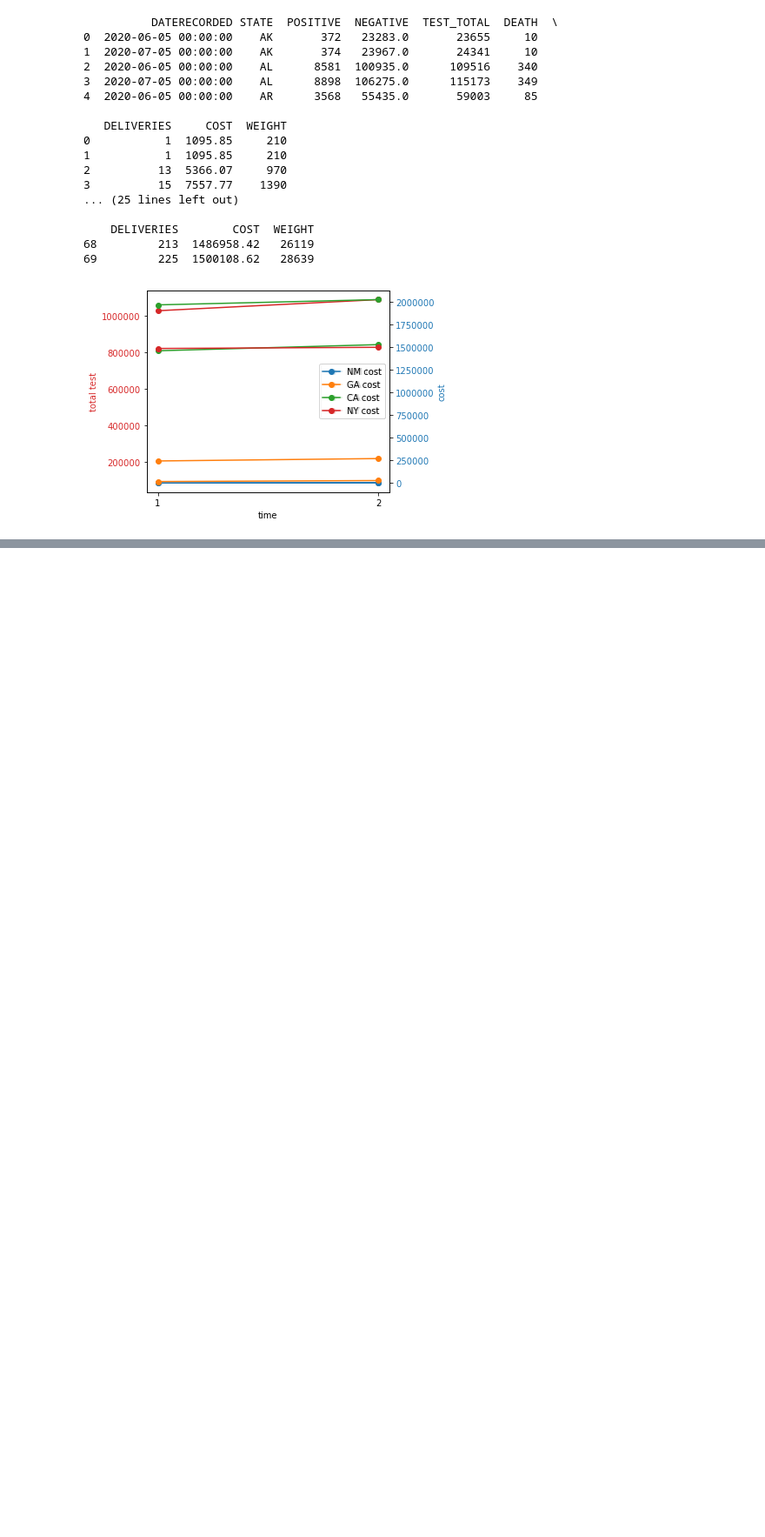
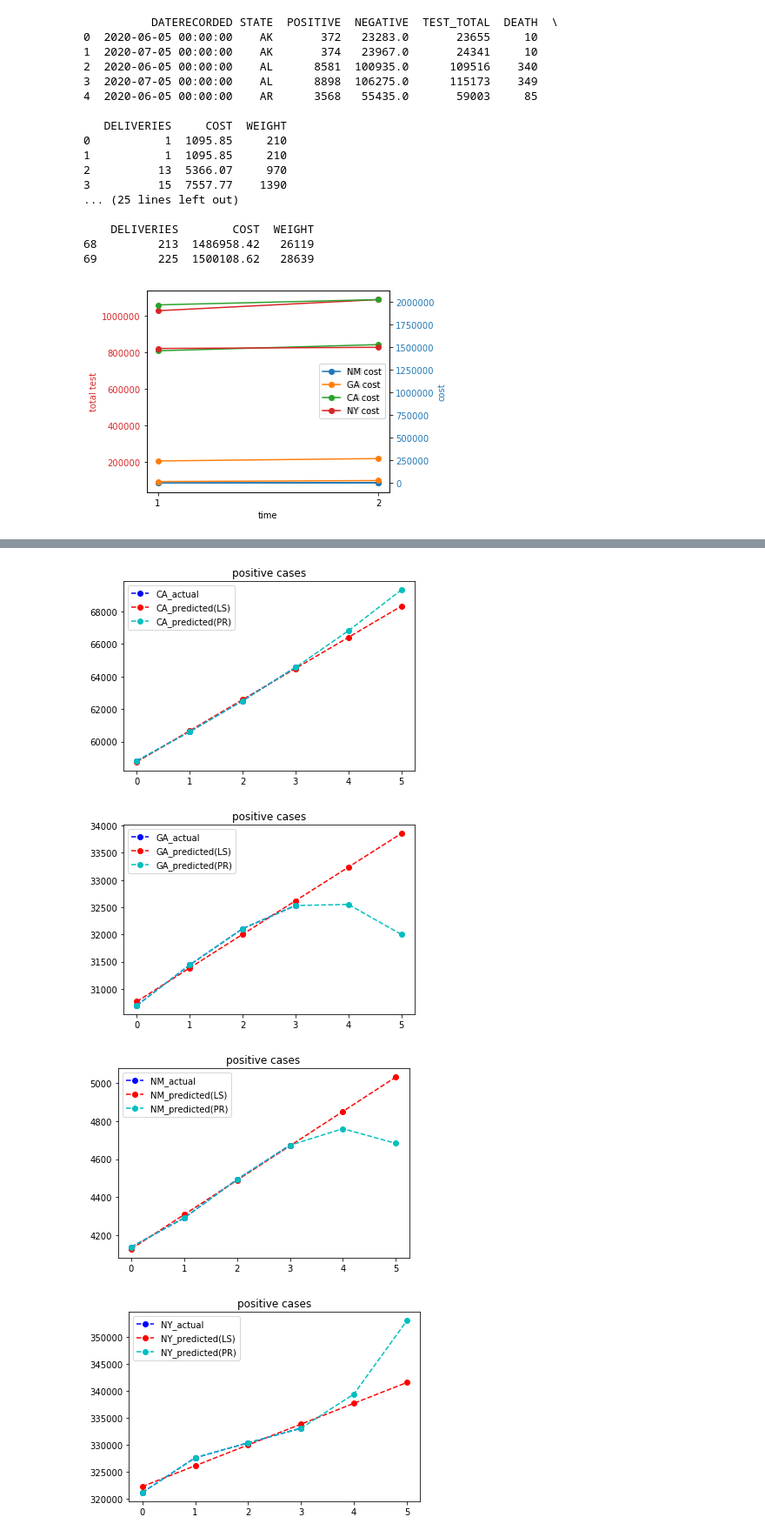
Before and after one commit to sahba-t/covidTracker, a Jupyter notebook: Analysis.ipynb, the cells around one changed output, grey strips where cells are left out. Shown at 87% size. Drawn from its saved outputs; the diff is of its cells as text; code cells hidden in the pictures; blank space fills up the shorter version.

Commit message:
added linear and polynomial regression

```diff
--- a/Analysis.ipynb
+++ b/Analysis.ipynb
@@ -147,0 +149,35 @@ poor NM!  1313.89
+# %%
+#Start with linead Regression
+from sklearn.linear_model import LinearRegression as LR
+from sklearn.preprocessing import PolynomialFeatures
+#SVR did not work debug later
+# from sklearn import svm
+csv_path="./AnalysisData/TestByState_fixed_by_hand.csv"
+df = pd.read_csv(csv_path)
+feature_point_count = 2
+for state in df.STATE.unique():
+    state_df = df[df.STATE==state]
+    time_values = np.array(list(range(len(state_df))))
+    positive_results = state_df['POSITIVE']
+    reshaped_x = time_values.reshape(len(time_values),1)
+    reg = LR().fit(reshaped_x, positive_results)
+    poly_features = PolynomialFeatures(degree=3)
+    X_poly = poly_features.fit_transform(reshaped_x)
+    poly_reg = LR().fit(X_poly, positive_results)
+    future_time_values = np.concatenate((time_values,
+                                        np.arange(len(time_values), len(time_values) + feature_point_count)))
+    future_x_reshaped = future_time_values.reshape(len(future_time_values),1)
+    predicted_pos_ls = reg.predict(future_x_reshaped)
+
+    predicted_pos_pr = poly_reg.predict(poly_features.fit_transform(future_x_reshaped))
+    plt.figure()
+    plt.title('positive cases')
+    plt.plot(time_values, state_df.POSITIVE,"--ob", label=state + "_actual" )
+    plt.plot(future_time_values, predicted_pos_ls, "--or", label=state + "_predicted(LS)" )
+    plt.plot(future_time_values, predicted_pos_pr, "--oc", label=state + "_predicted(PR)" )
+    plt.legend()
+# %% [output]
+[figure, added]
+[figure, added]
+[figure, added]
+[figure, added]
```
Also changed, not shown: parts of 1 cell of this notebook, 1 other file.
